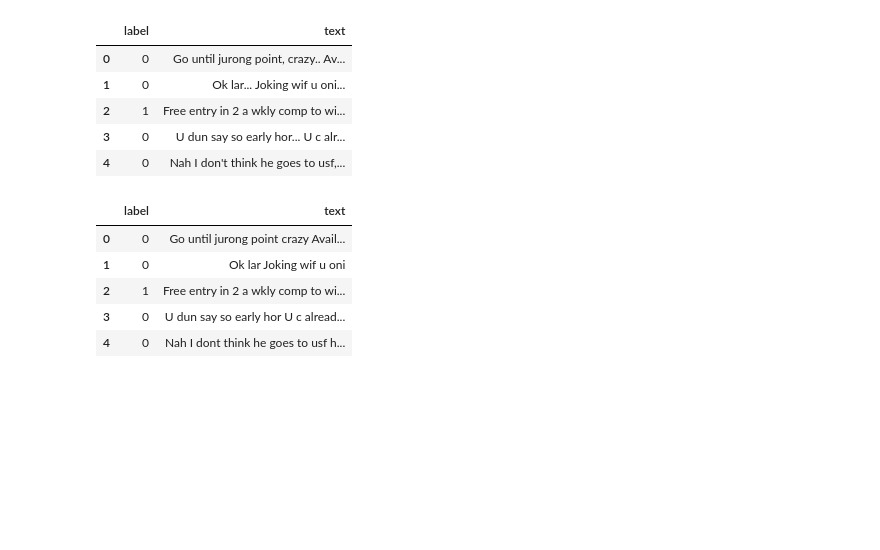
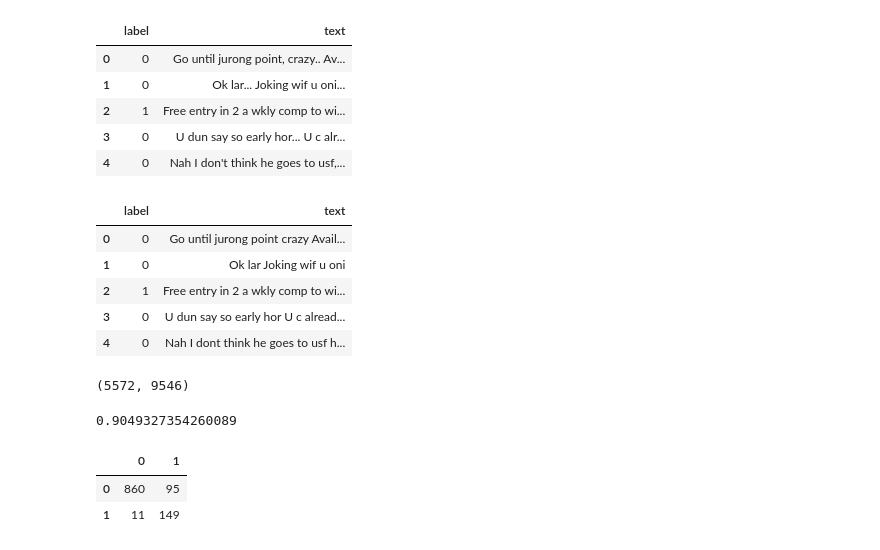
Before and after one commit to ml2202/alxml, a Jupyter notebook: Dzien03/01-bayes.ipynb, the cells around one changed output. Saved outputs shown, nothing was run; the diff lists cells and outputs as text; code cells hidden in the pictures; blank space fills up the shorter version.

```diff
--- a/Dzien03/01-bayes.ipynb
+++ b/Dzien03/01-bayes.ipynb
@@ -154,0 +153,20 @@ cv = CountVectorizer()
+# %%
+cv = CountVectorizer()
+cv.fit(df.text) # budowanie leksykonu
+wm = cv.transform(df.text)
+# %%
+wm.shape
+# %% [output]
+(5572, 9546)
+# %%
+X_train, X_test, y_train, y_test = train_test_split(wm.toarray(), df.label, test_size=.2, random_state=0)
+# %%
+model = GaussianNB()
+model.fit(X_train, y_train)
+print(model.score(X_test, y_test))
+pd.DataFrame( confusion_matrix(y_test, model.predict(X_test) ) )
+# %% [output]
+0.9049327354260089
+|  | 0 | 1 |
+| 0 | 860 | 95 |
+| 1 | 11 | 149 |
```
Also changed, not shown: parts of 8 cells of this notebook, 2 other files.
